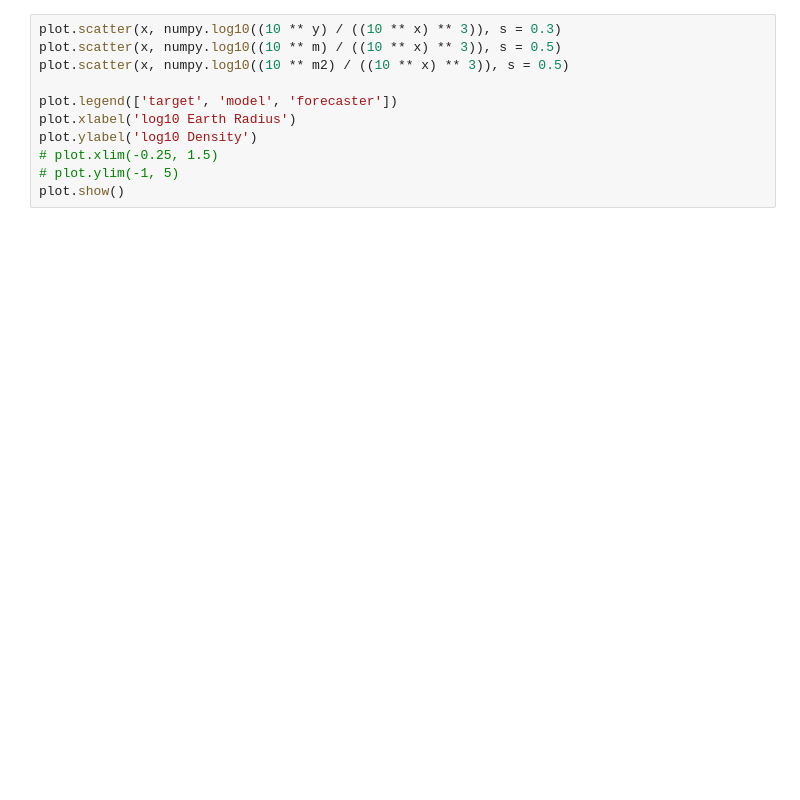
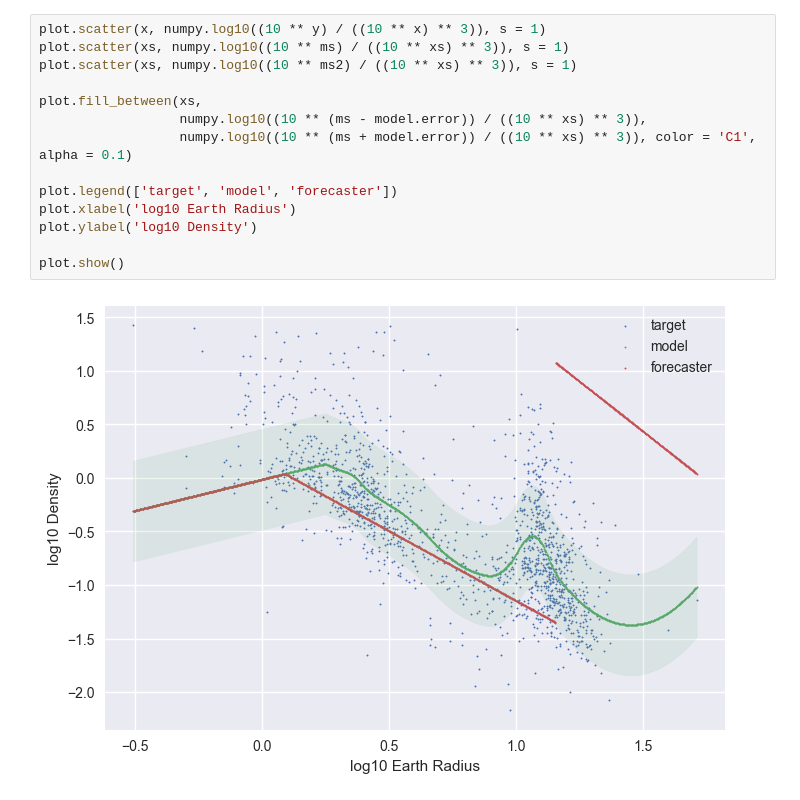
Before and after one commit to kzhu2099/ExoRM, a Jupyter notebook: ExoRM/example.ipynb, the cells around one changed output. Saved outputs shown, nothing was run; the diff lists cells and outputs as text; blank space fills up the shorter version.

```diff
--- a/ExoRM/example.ipynb
+++ b/ExoRM/example.ipynb
@@ -49,11 +81,16 @@ print(numpy.std(r2))
 # %%
-plot.scatter(x, numpy.log10((10 ** y) / ((10 ** x) ** 3)), s = 0.3)
-plot.scatter(x, numpy.log10((10 ** m) / ((10 ** x) ** 3)), s = 0.5)
-plot.scatter(x, numpy.log10((10 ** m2) / ((10 ** x) ** 3)), s = 0.5)
+plot.scatter(x, numpy.log10((10 ** y) / ((10 ** x) ** 3)), s = 1)
+plot.scatter(xs, numpy.log10((10 ** ms) / ((10 ** xs) ** 3)), s = 1)
+plot.scatter(xs, numpy.log10((10 ** ms2) / ((10 ** xs) ** 3)), s = 1)
+
+plot.fill_between(xs,
+                  numpy.log10((10 ** (ms - model.error)) / ((10 ** xs) ** 3)),
+                  numpy.log10((10 ** (ms + model.error)) / ((10 ** xs) ** 3)), color = 'C1', alpha = 0.1)
 
 plot.legend(['target', 'model', 'forecaster'])
 plot.xlabel('log10 Earth Radius')
 plot.ylabel('log10 Density')
-# plot.xlim(-0.25, 1.5)
-# plot.ylim(-1, 5)
+
 plot.show()
+# %% [output]
+[figure, added]
```
Also changed, not shown: parts of 7 cells of this notebook, 2 other files.
